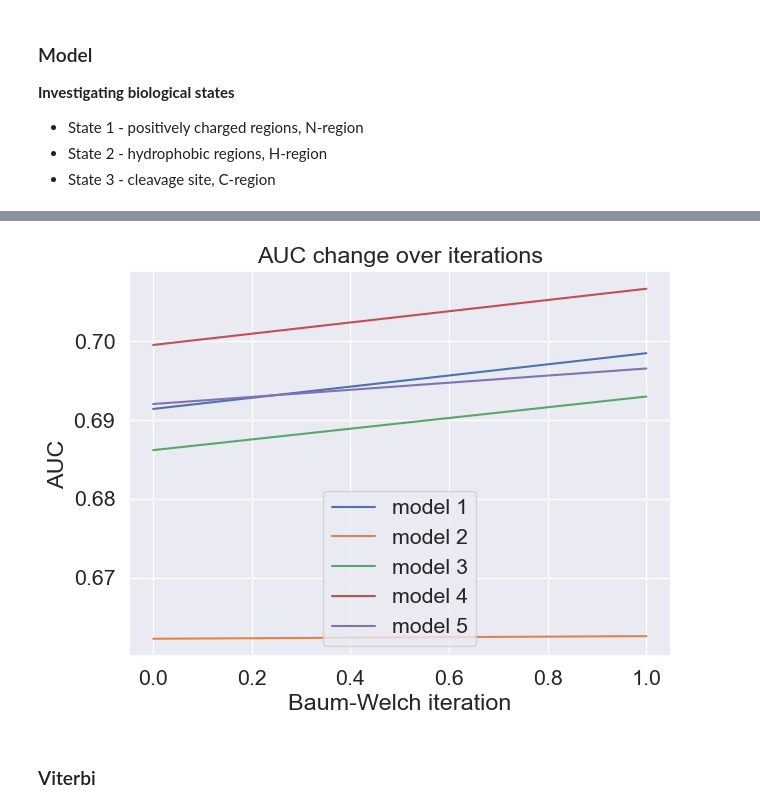
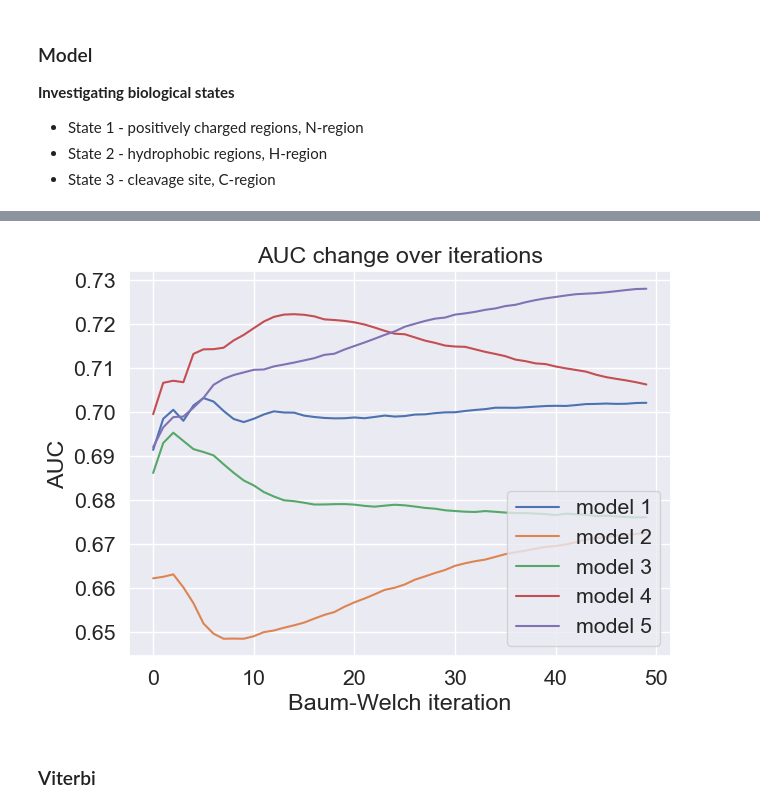
Before and after one commit to JoacAlexis/Algorithms-in-bioinformatics-group-2, a Jupyter notebook: code/joanna_main.ipynb, the cells around one changed output, grey strips where cells are left out. Cells and saved outputs as stored; diff of their text form; code cells hidden in the pictures.

```diff
--- a/code/joanna_main.ipynb
+++ b/code/joanna_main.ipynb
@@ -688,5 +688,5 @@ outer_x_train, x_evaluate, outer_y_train, y_evaluate = train_test_split(X, y, te
 outer_data = np.stack((outer_x_train, outer_y_train), axis=1)
 test_data = np.stack((x_evaluate, y_evaluate), axis=1)
 
-all_accuracies, all_mccs, best_mito_models, best_cyto_models, all_auc = cross_validation(outer_data, n_iterations = 1)
+all_accuracies, all_mccs, best_mito_models, best_cyto_models, all_auc = cross_validation(outer_data, n_iterations = 50)
 # %% [output]
@@ -717,16 +717,16 @@ plt.show()
 # %%
 plt.figure(figsize=(7, 5))
 
 for i in range(5):
     plt.plot(all_auc[i], label=f"model {i+1}")
     plt.xlabel("Baum-Welch iteration")
     plt.ylabel("AUC")
     plt.title("AUC change over iterations")
-plt.legend()
+plt.legend(loc="lower right")
 plt.savefig(os.path.join(DATA_DIR, "model_AUC_graph.png"), bbox_inches='tight', transparent=True)
 plt.show()
 # %% [output]
-[figure, old version]
+[figure, new version]
 # %% [markdown]
 ### Viterbi
 # %%
```
Also changed, not shown: parts of 4 cells of this notebook.
